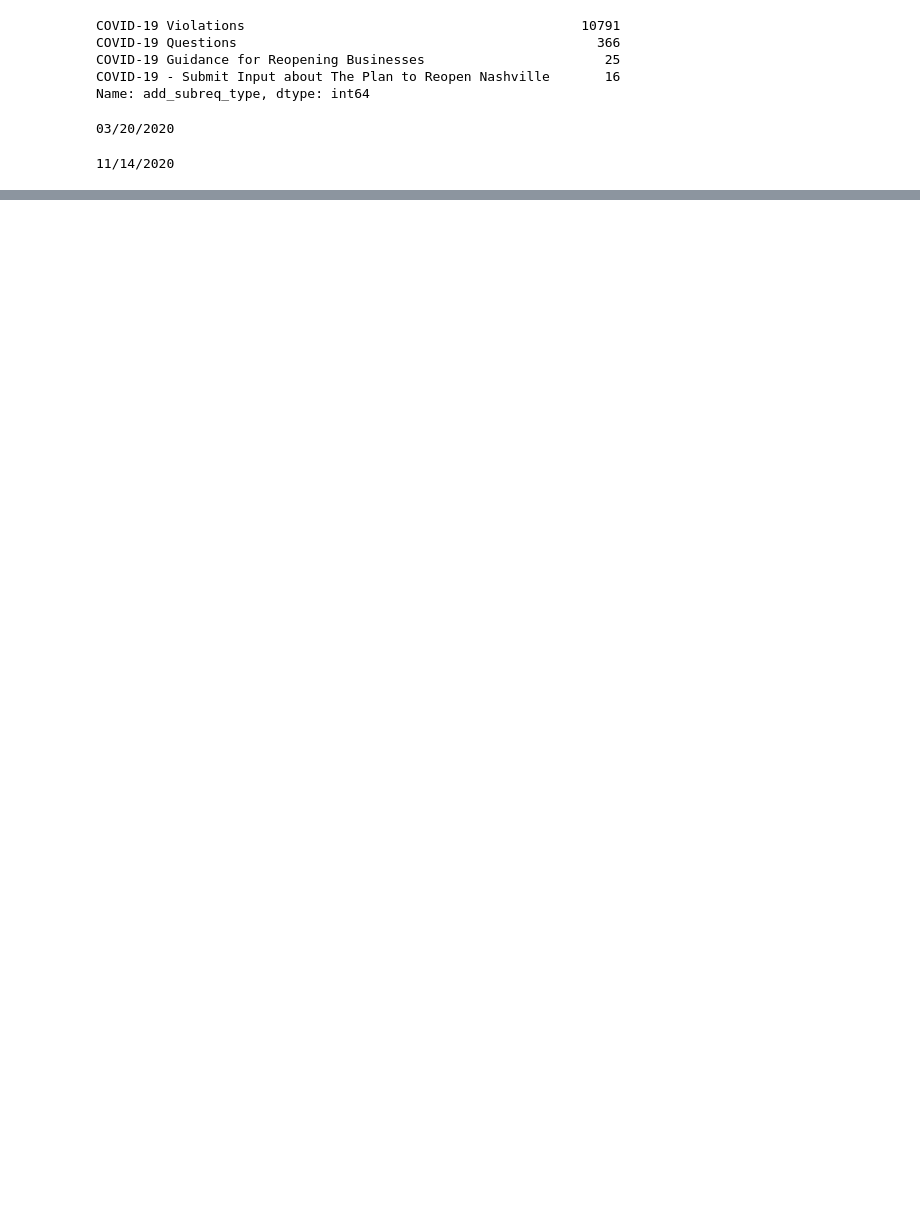
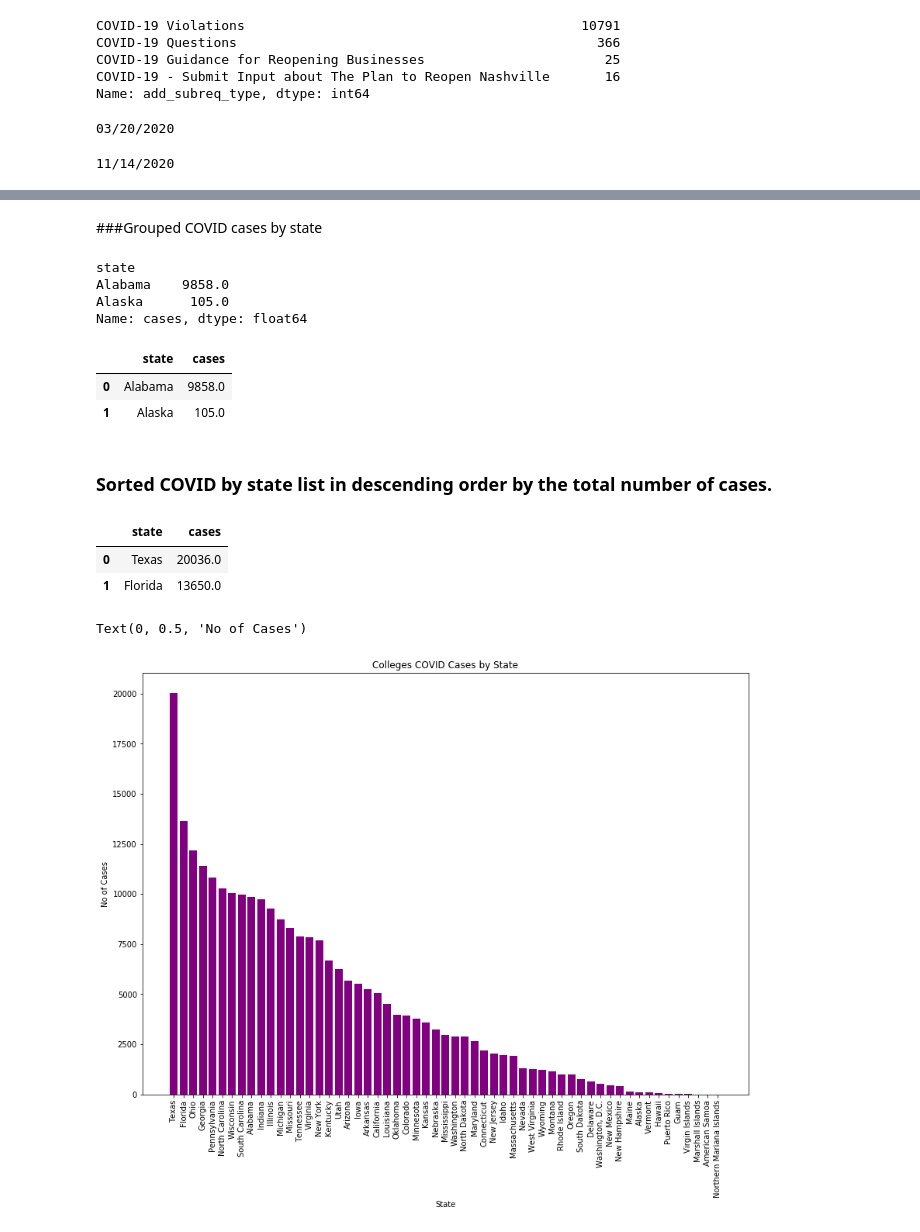
Before and after one commit to nataliaz87/nashville-covid-quaranteam, a Jupyter notebook: notebooks/covid_19_nz.ipynb, the cells around one changed output, grey strips where cells are left out. Drawn from its saved outputs; the diff is of its cells as text; code cells hidden in the pictures; blank space fills up the shorter version.

```diff
--- a/notebooks/covid_19_nz.ipynb
+++ b/notebooks/covid_19_nz.ipynb
@@ -135,0 +216,37 @@ covid_violations.plot(kind='bar', figsize=(12, 8), color='purple')
+# %% [markdown]
+###Grouped COVID cases by state
+# %%
+covid_by_c_state = colleges_df_dropped_nan.groupby("state")['cases'].sum()
+covid_by_c_state.head(2)
+# %% [output]
+state
+Alabama    9858.0
+Alaska      105.0
+Name: cases, dtype: float64
+# %%
+covid_by_c_state_df = colleges_df_dropped_nan.groupby(['state'], as_index=False)['cases'].sum()
+covid_by_c_state_df.head(2)
+# %% [output]
+|  | state | cases |
+| 0 | Alabama | 9858.0 |
+| 1 | Alaska | 105.0 |
+# %% [markdown]
+### Sorted  COVID by state list in descending order by the total number of cases.
+# %%
+covid_by_state_sorted = covid_by_c_state_df.sort_values('cases', ascending=False).reset_index(drop=True)
+covid_by_state_sorted.head(2)
+# %% [output]
+|  | state | cases |
+| 0 | Texas | 20036.0 |
+| 1 | Florida | 13650.0 |
+# %%
+plt.figure(figsize=(14,10))
+###covid_by_state_sorted.plot(kind="bar")
+plt.bar(covid_by_state_sorted['state'],covid_by_state_sorted['cases'], color = 'purple')
+plt.xticks(rotation=90)
+plt.title('Colleges COVID Cases by State')
+plt.xlabel('State')
+plt.ylabel('No of Cases')
+# %% [output]
+Text(0, 0.5, 'No of Cases')
+[figure, added]
```
Also changed, not shown: parts of 58 cells of this notebook.
